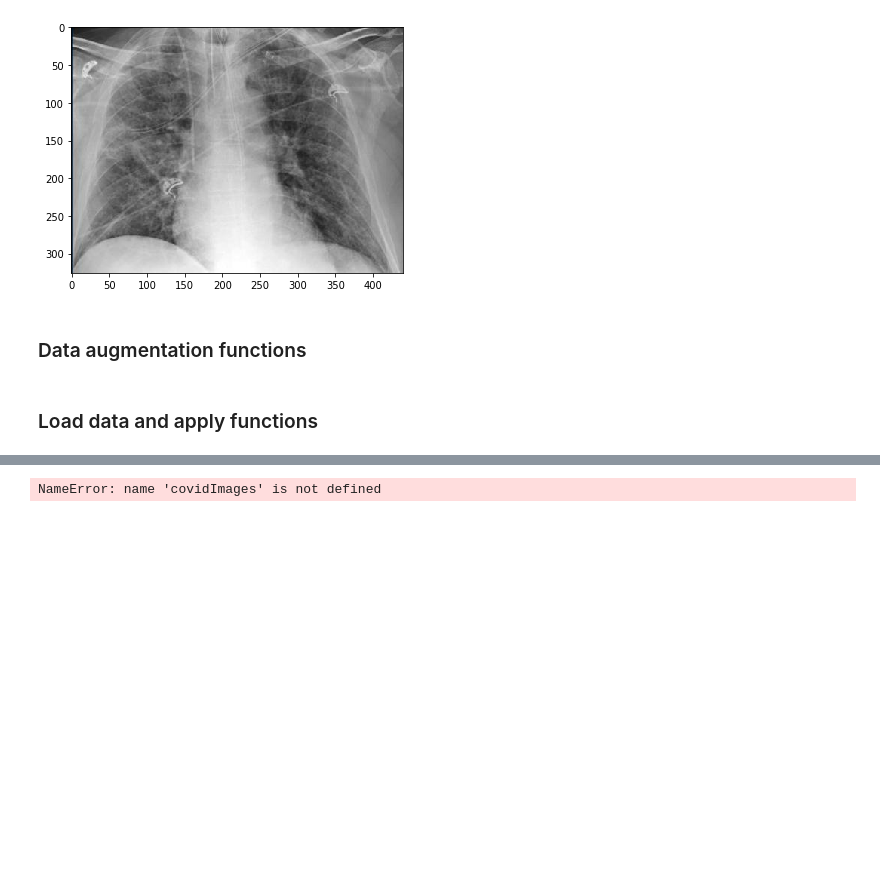
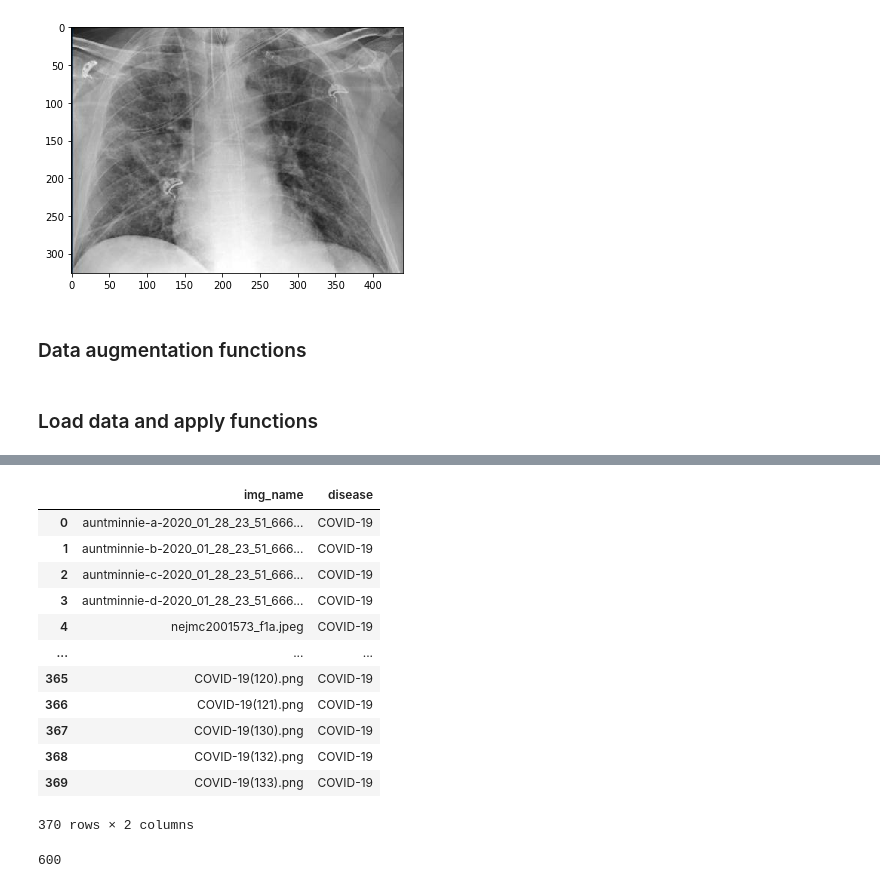
Before and after one commit to minavukovic/COGS181_final, a Jupyter notebook: COGS181_final.ipynb, the cells around one changed output, grey strips where cells are left out. Drawn from its saved outputs; the diff is of its cells as text; code cells hidden in the pictures; blank space fills up the shorter version.

```diff
--- a/COGS181_final.ipynb
+++ b/COGS181_final.ipynb
@@ -85,8 +90,20 @@ test_csv.columns = ['img_number','img_name','disease', 'source']
 # %%
-# get the covid data from train and test directories
-#covidImages = train_csv[train_csv['disease'] == 'COVID-19']
-#covidImages = covidImages.append(test_csv[test_csv['disease'] == 'COVID-19'])
-covidImages.reset_index(inplace=True, drop=True)
-covidImages
+# get the covid data from train directories
+covidImagesTrain = train_csv[train_csv['disease'] == 'COVID-19']
+covidImagesTrain.reset_index(inplace=True, drop=True)
+covidImagesTrain = covidImagesTrain.drop(['img_number', 'source'], axis=1)
+covidImagesTrain
 # %% [output]
+|  | img_name | disease |
+| 0 | auntminnie-a-2020_01_28_23_51_666... | COVID-19 |
+| 1 | auntminnie-b-2020_01_28_23_51_666... | COVID-19 |
+| 2 | auntminnie-c-2020_01_28_23_51_666... | COVID-19 |
+| 3 | auntminnie-d-2020_01_28_23_51_666... | COVID-19 |
+| 4 | nejmc2001573_f1a.jpeg | COVID-19 |
+| ... | ... | ... |
+| 365 | COVID-19(120).png | COVID-19 |
+| 366 | COVID-19(121).png | COVID-19 |
+| 367 | COVID-19(130).png | COVID-19 |
+| 368 | COVID-19(132).png | COVID-19 |
+| 369 | COVID-19(133).png | COVID-19 |
-NameError: name 'covidImages' is not defined
+370 rows × 2 columns
@@ -93 +144,5 @@ NameError: name 'covidImages' is not defined
+# %%
+len(covData)
+# %% [output]
+600
 # %%
```
Also changed, not shown: parts of 24 cells of this notebook.
